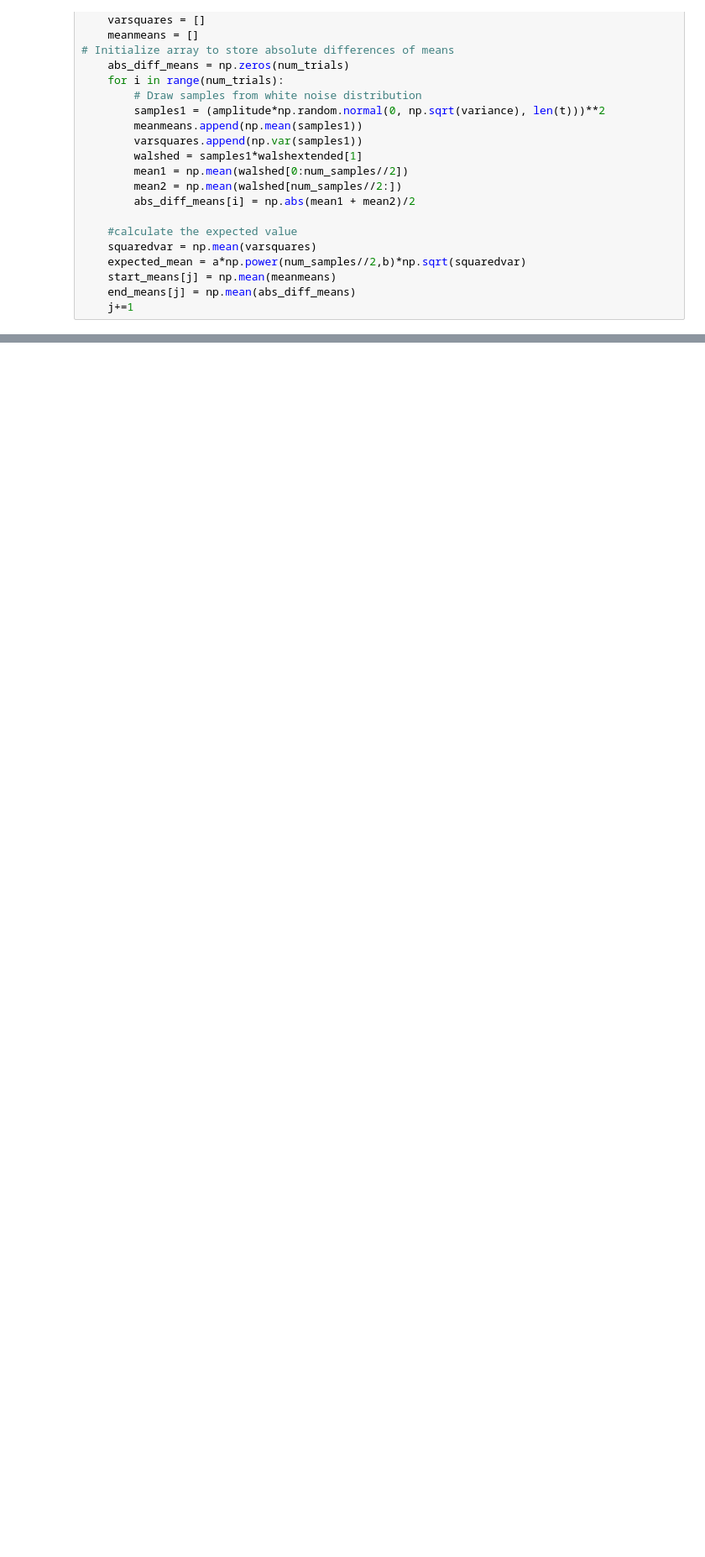
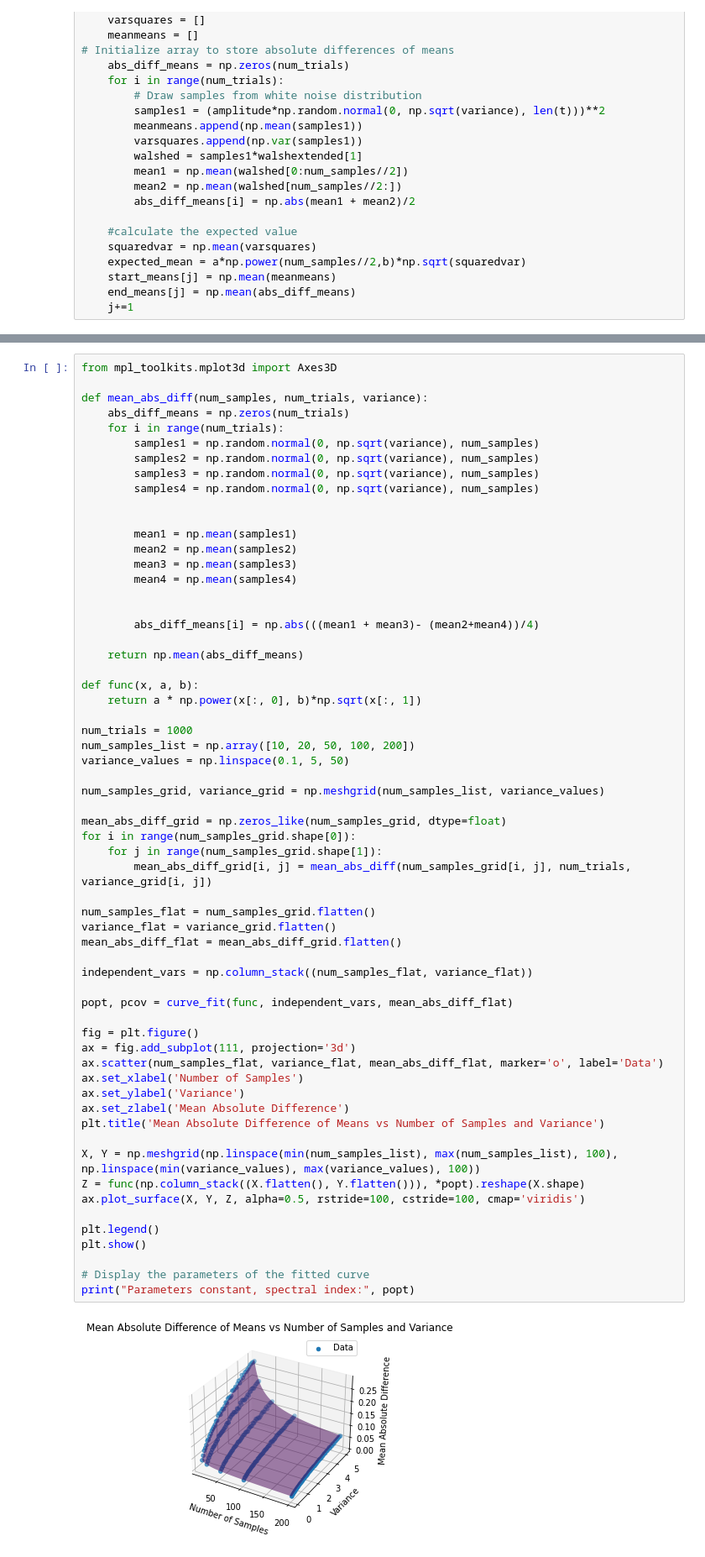
Before and after one commit to lmberkhout/walsh_sims, a Jupyter notebook: noise_math.ipynb, the cells around one changed output, grey strips where cells are left out. Shown at 84% size. Saved outputs shown, nothing was run; the diff lists cells and outputs as text; blank space fills up the shorter version.

```diff
--- a/noise_math.ipynb
+++ b/noise_math.ipynb
@@ -447,0 +523,63 @@ for amplitude in amp:
+# %%
+from mpl_toolkits.mplot3d import Axes3D
+
+def mean_abs_diff(num_samples, num_trials, variance):
+    abs_diff_means = np.zeros(num_trials)
+    for i in range(num_trials):
+        samples1 = np.random.normal(0, np.sqrt(variance), num_samples)
+        samples2 = np.random.normal(0, np.sqrt(variance), num_samples)
+        samples3 = np.random.normal(0, np.sqrt(variance), num_samples)
+        samples4 = np.random.normal(0, np.sqrt(variance), num_samples)
+
+
+        mean1 = np.mean(samples1)
+        mean2 = np.mean(samples2)
+        mean3 = np.mean(samples3)
+        mean4 = np.mean(samples4)
+
+
+        abs_diff_means[i] = np.abs(((mean1 + mean3)- (mean2+mean4))/4)
+
+    return np.mean(abs_diff_means)
+
+def func(x, a, b):
+    return a * np.power(x[:, 0], b)*np.sqrt(x[:, 1])
+
+num_trials = 1000
+num_samples_list = np.array([10, 20, 50, 100, 200])
+variance_values = np.linspace(0.1, 5, 50)
+
+num_samples_grid, variance_grid = np.meshgrid(num_samples_list, variance_values)
+
+mean_abs_diff_grid = np.zeros_like(num_samples_grid, dtype=float)
+for i in range(num_samples_grid.shape[0]):
+    for j in range(num_samples_grid.shape[1]):
+        mean_abs_diff_grid[i, j] = mean_abs_diff(num_samples_grid[i, j], num_trials, variance_grid[i, j])
+
+num_samples_flat = num_samples_grid.flatten()
+variance_flat = variance_grid.flatten()
+mean_abs_diff_flat = mean_abs_diff_grid.flatten()
+
+independent_vars = np.column_stack((num_samples_flat, variance_flat))
+
+popt, pcov = curve_fit(func, independent_vars, mean_abs_diff_flat)
+
+fig = plt.figure()
+ax = fig.add_subplot(111, projection='3d')
+ax.scatter(num_samples_flat, variance_flat, mean_abs_diff_flat, marker='o', label='Data')
+ax.set_xlabel('Number of Samples')
+ax.set_ylabel('Variance')
+ax.set_zlabel('Mean Absolute Difference')
+plt.title('Mean Absolute Difference of Means vs Number of Samples and Variance')
+
+X, Y = np.meshgrid(np.linspace(min(num_samples_list), max(num_samples_list), 100), np.linspace(min(variance_values), max(variance_values), 100))
+Z = func(np.column_stack((X.flatten(), Y.flatten())), *popt).reshape(X.shape)
+ax.plot_surface(X, Y, Z, alpha=0.5, rstride=100, cstride=100, cmap='viridis')
+
+plt.legend()
+plt.show()
+
+# Display the parameters of the fitted curve
+print("Parameters constant, spectral index:", popt)
+# %% [output]
+[figure, added]
```
Also changed, not shown: parts of 46 cells of this notebook.
